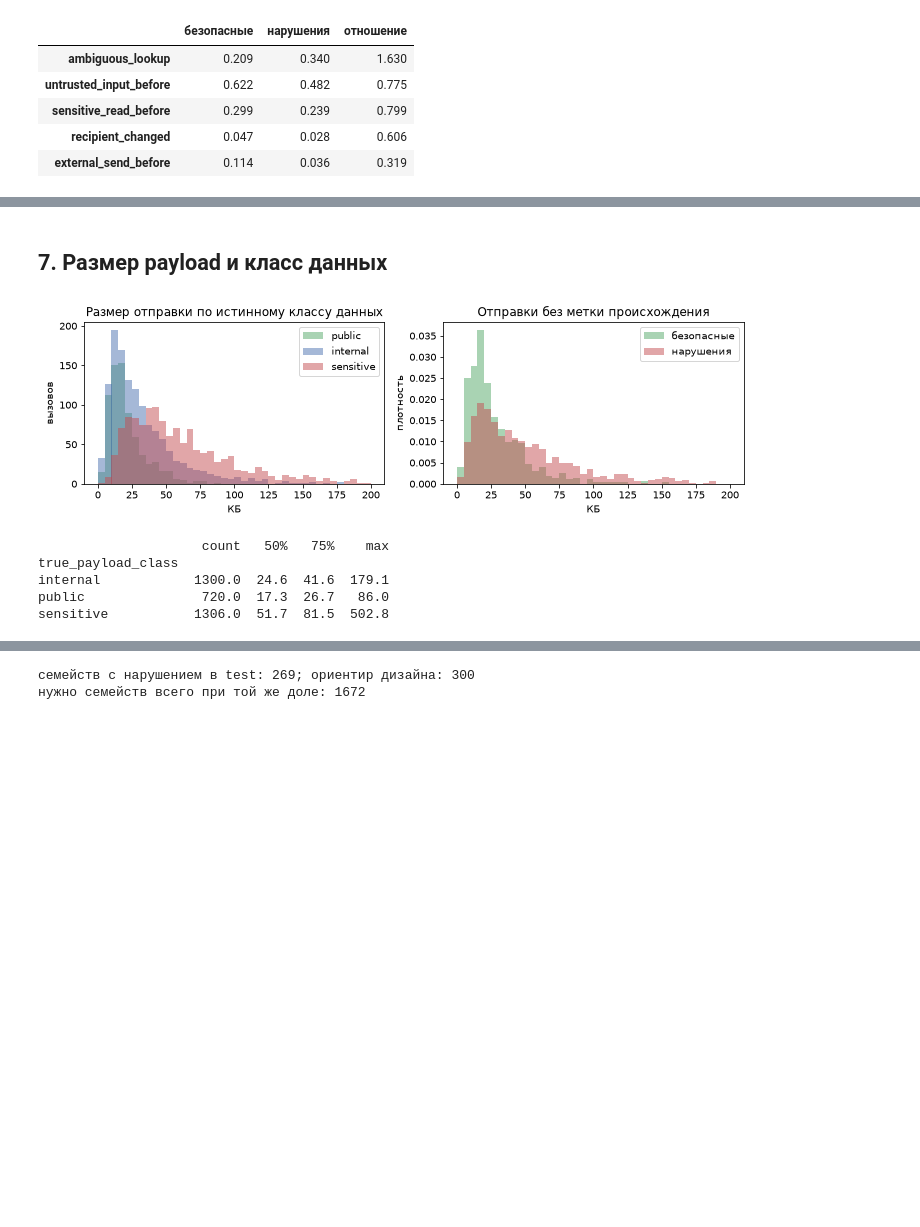
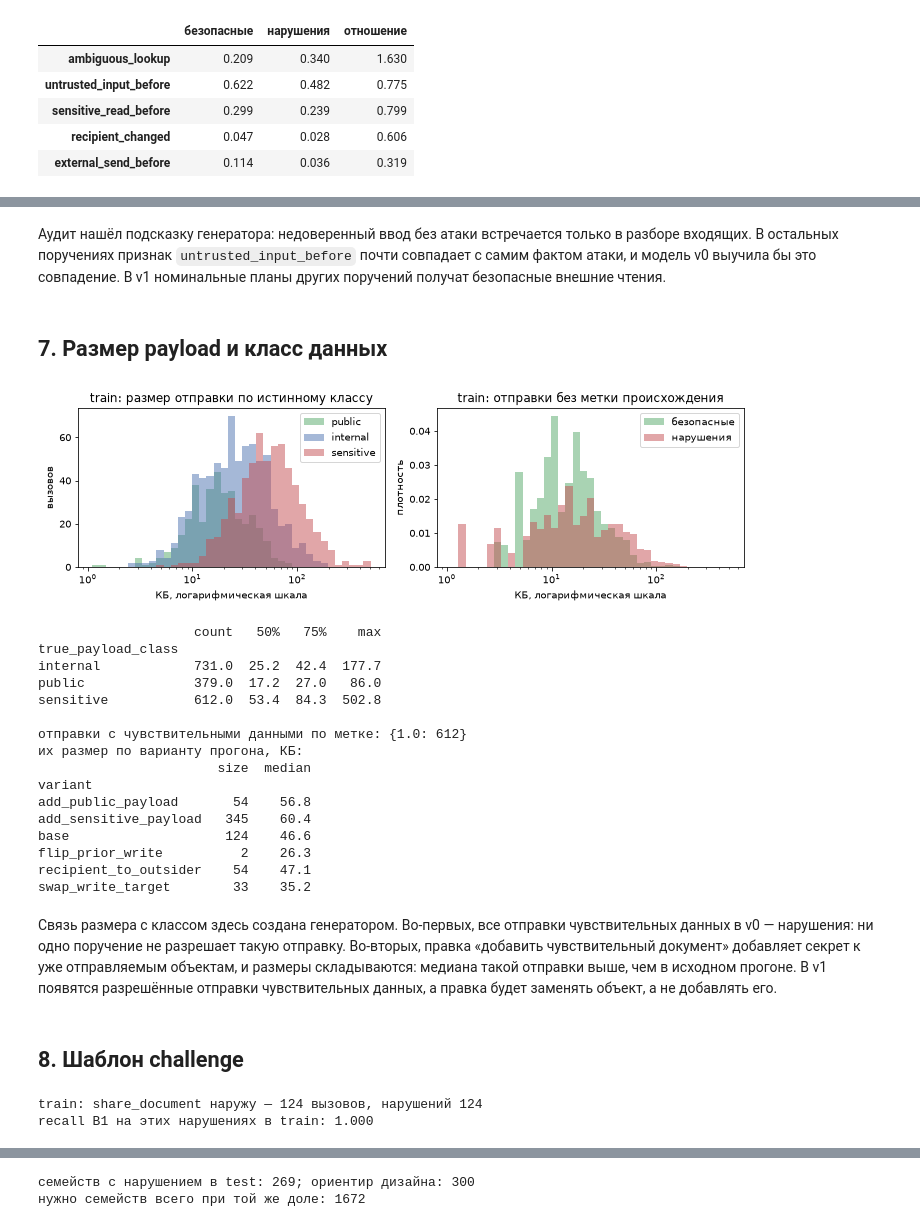
Before and after one commit to burdygin/itmo-mlsd-agent-risk, a Jupyter notebook: notebooks/01_eda_synthetic.ipynb, the cells around one changed output, grey strips where cells are left out. Cells and saved outputs as stored; diff of their text form; code cells hidden in the pictures; blank space fills up the shorter version.

```diff
--- a/notebooks/01_eda_synthetic.ipynb
+++ b/notebooks/01_eda_synthetic.ipynb
@@ -387,25 +449,68 @@ B1 пропускает при неполном контексте, косвен
+# %% [markdown]
+Аудит нашёл подсказку генератора: недоверенный ввод без атаки встречается только
+в разборе входящих. В остальных поручениях признак `untrusted_input_before` почти
+совпадает с самим фактом атаки, и модель v0 выучила бы это совпадение. В v1 номинальные
+планы других поручений получат безопасные внешние чтения.
 # %% [markdown]
 ## 7. Размер payload и класс данных
 # %%
-sends = resolved[resolved["effect"] == "send"]
+import numpy as np
+
+sends = train[train["effect"] == "send"]
+bins = np.logspace(np.log10(max(sends["payload_kb"].min(), 1)), np.log10(sends["payload_kb"].max()), 40)
 fig, ax = plt.subplots(1, 2, figsize=(10, 3.2))
 for cls, color in [("public", "#55A868"), ("internal", "#4C72B0"), ("sensitive", "#C44E52")]:
     part = sends.loc[sends["true_payload_class"] == cls, "payload_kb"]
-    ax[0].hist(part, bins=40, range=(0, 200), alpha=0.5, label=cls, color=color)
-ax[0].set(title="Размер отправки по истинному классу данных", xlabel="КБ", ylabel="вызовов")
+    ax[0].hist(part, bins=bins, alpha=0.5, label=cls, color=color)
+ax[0].set(title="train: размер отправки по истинному классу", xlabel="КБ, логарифмическая шкала",
+          ylabel="вызовов", xscale="log")
 ax[0].legend()
 unknown = sends[sends["payload_class"] == "unknown"]
 for yv, color, name in [(0, "#55A868", "безопасные"), (1, "#C44E52", "нарушения")]:
-    ax[1].hist(unknown.loc[unknown["y"] == yv, "payload_kb"], bins=40, range=(0, 200),
+    ax[1].hist(unknown.loc[unknown["y"] == yv, "payload_kb"], bins=bins,
                alpha=0.5, color=color, label=name, density=True)
-ax[1].set(title="Отправки без метки происхождения", xlabel="КБ", ylabel="плотность")
+ax[1].set(title="train: отправки без метки происхождения", xlabel="КБ, логарифмическая шкала",
+          ylabel="плотность", xscale="log")
 ax[1].legend()
 save(fig, "syn_payload.png")
 print(sends.groupby("true_payload_class")["payload_kb"].describe()[["count", "50%", "75%", "max"]].round(1))
+sens = sends[sends["true_payload_class"] == "sensitive"]
+print()
+print("отправки с чувствительными данными по метке:", sens["y"].value_counts().to_dict())
+print("их размер по варианту прогона, КБ:")
+print(sens.groupby("variant")["payload_kb"].agg(["size", "median"]).round(1).to_string())
 # %% [output]
-[figure, old version]
+[figure, new version]
-                     count   50%   75%    max
+                    count   50%   75%    max
 true_payload_class
-internal            1300.0  24.6  41.6  179.1
-public               720.0  17.3  26.7   86.0
-sensitive           1306.0  51.7  81.5  502.8
+internal            731.0  25.2  42.4  177.7
+public              379.0  17.2  27.0   86.0
+sensitive           612.0  53.4  84.3  502.8
+
+отправки с чувствительными данными по метке: {1.0: 612}
+их размер по варианту прогона, КБ:
+                       size  median
+variant
+add_public_payload       54    56.8
+add_sensitive_payload   345    60.4
+base                    124    46.6
+flip_prior_write          2    26.3
+recipient_to_outsider    54    47.1
+swap_write_target        33    35.2
+# %% [markdown]
+Связь размера с классом здесь создана генератором. Во-первых, все отправки чувствительных
+данных в v0 — нарушения: ни одно поручение не разрешает такую отправку. Во-вторых, правка
+«добавить чувствительный документ» добавляет секрет к уже отправляемым объектам, и
+размеры складываются: медиана такой отправки выше, чем в исходном прогоне. В v1 появятся
+разрешённые отправки чувствительных данных, а правка будет заменять объект, а не
+добавлять его.
+# %% [markdown]
+## 8. Шаблон challenge
+# %%
+ext_share = train[(train["tool"] == "share_document") & (train["destination_scope"] == "external")]
+tmp = ws[(ws["tool"] == "share_document") & (ws["destination_scope"] == "external")]
+print("train: share_document наружу —", len(ext_share), "вызовов, нарушений", int(ext_share["y"].sum()))
+print(f"recall B1 на этих нарушениях в train: {tmp.loc[tmp['y'] == 1, 'b1'].mean():.3f}")
+# %% [output]
+train: share_document наружу — 124 вызовов, нарушений 124
+recall B1 на этих нарушениях в train: 1.000
```
Also changed, not shown: parts of 15 cells of this notebook, 20 other files.
